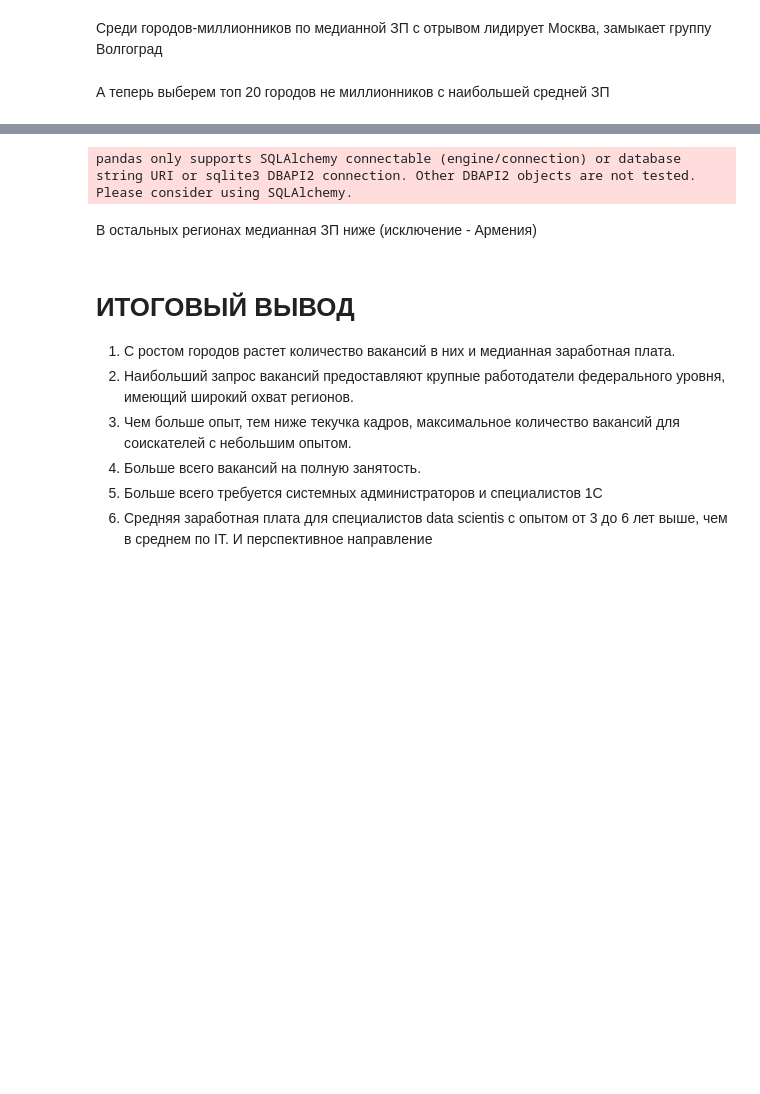
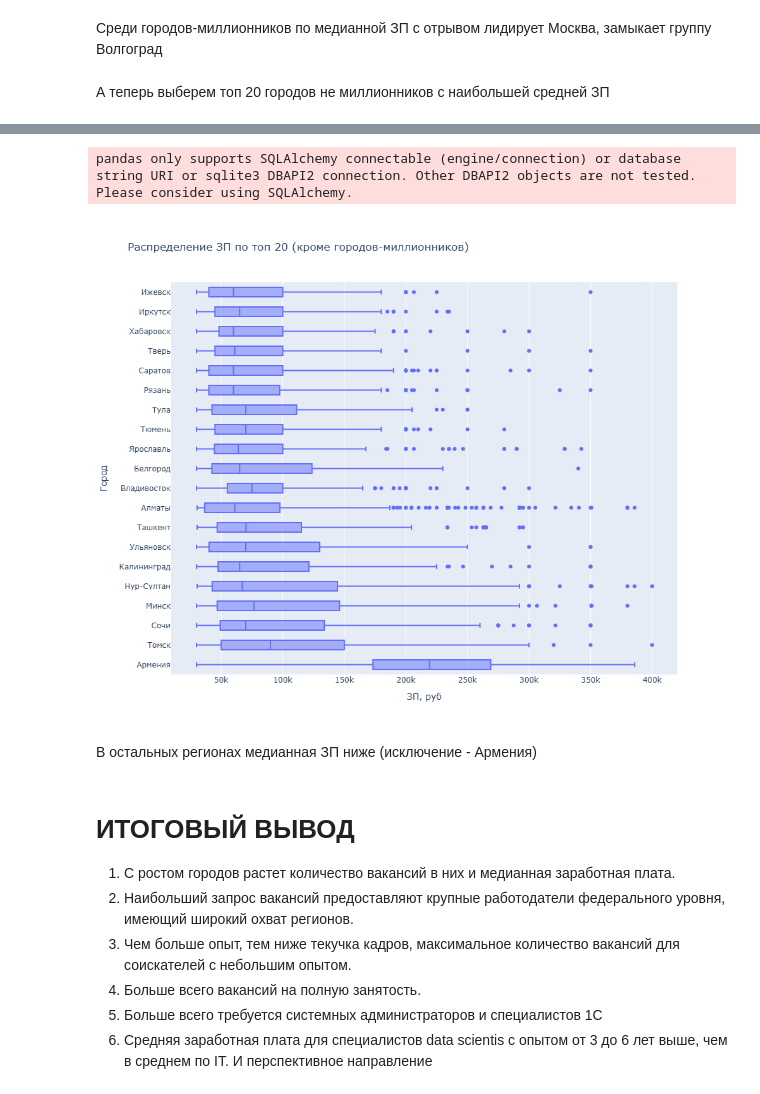
Before and after one commit to dnt1971/SkillFactory_DS_dnt_17_project_02, a Jupyter notebook: Project_2_Ноутбук_шаблон.ipynb, the cells around one changed output, grey strips where cells are left out. Cells and saved outputs as stored; diff of their text form; code cells hidden in the pictures; blank space fills up the shorter version.

```diff
--- a/Project_2_Ноутбук_шаблон.ipynb
+++ b/Project_2_Ноутбук_шаблон.ipynb
@@ -858,24 +857,24 @@ pandas only supports SQLAlchemy connectable (engine/connection) or database stri
 # %%
 # результат запроса
 df = pd.read_sql_query(query_7_2, connection)
 tmp_df = df.copy()
 
 fig = px.box(
     tmp_df,
     x = "sm",
     y = "name",
     height = 800,
     width = 1000,
     title = 'Распределение ЗП по топ 20 (кроме городов-миллионников)',
 )
 fig.update_layout( { "xaxis_title": "ЗП, руб", "yaxis_title": "Город"  } )
 
 #
-fig.show( "png" )
-Растределение_ЗП_прочие
+fig.show( width = 1000, height = 800 )
 #pio.write_image( fig, "img/Растределение_ЗП_миллионники.png", format = 'png' )
 # %% [output]
 pandas only supports SQLAlchemy connectable (engine/connection) or database string URI or sqlite3 DBAPI2 connection. Other DBAPI2 objects are not tested. Please consider using SQLAlchemy.
+[figure, added]
 # %% [markdown]
 В остальных регионах медианная ЗП ниже (исключение - Армения)
 # %% [markdown]
```
Also changed, not shown: parts of 3 cells of this notebook, 3 other files.
